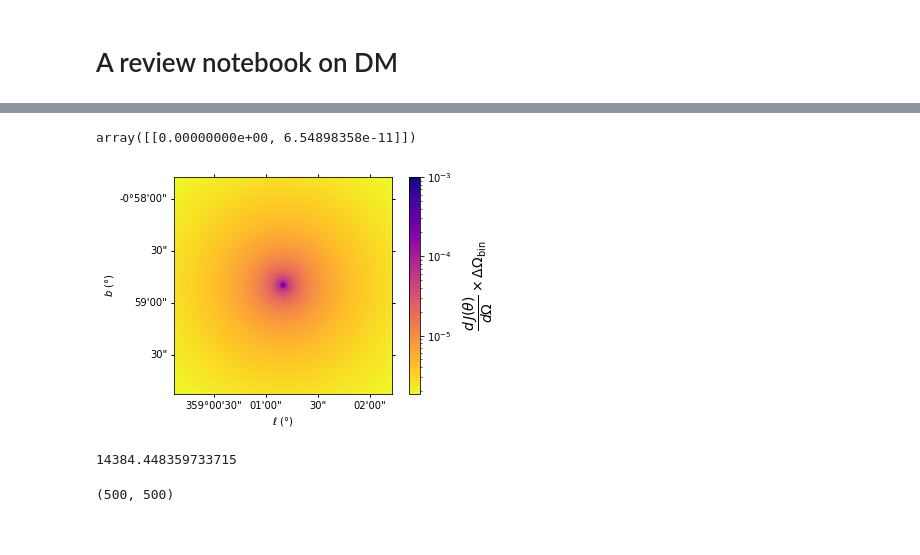
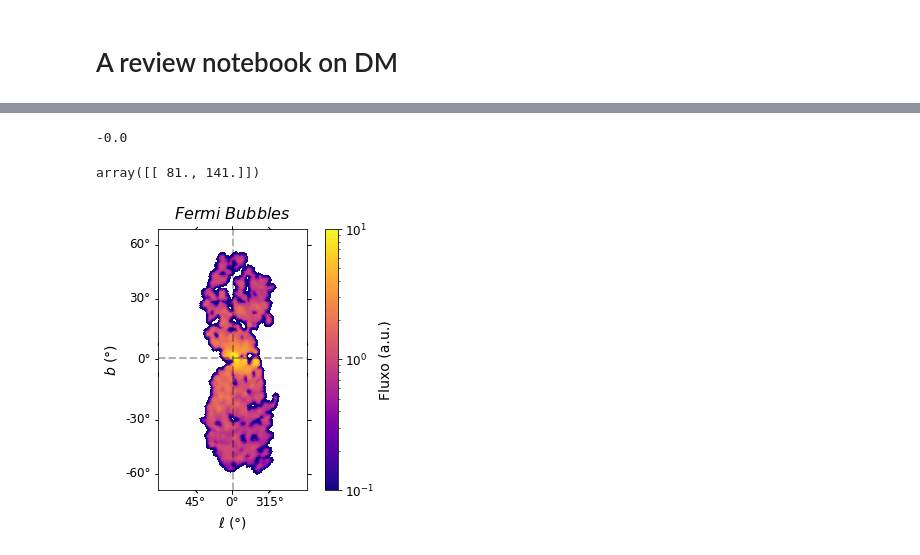
Before and after one commit to mpotto/astroph, a Jupyter notebook: assignments/review.ipynb, the cells around one changed output, grey strips where cells are left out. Cells and saved outputs as stored; diff of their text form; code cells hidden in the pictures.

Commit message:
final update; remove data

```diff
--- a/assignments/review.ipynb
+++ b/assignments/review.ipynb
@@ -11,5 +11,11 @@ with fits.open('maps/nfw_annih.fits') as hdul:
     data = hdul[0].data
     header = hdul[0].header
+# %%
+with fits.open("/home/mpotto/Pesquisa/astroph/data/map_fermi_bubbles.fits") as hdul:
+    data = hdul[0].data
+    header = hdul[0].header
+# %%
+plt.style.use('astroph')
 # %%
 from dm.plotting import profile_plot
 # %%
@@ -30,7 +36,3 @@ NAXIS : 500  500
-# %%
-teste_wcs.wcs.crval = [-0.998, -0.998]
-# %%
-teste_wcs.wcs.crpix = [1, 1]
 # %%
 from astropy.coordinates import Galactic
 import astropy.units as u
@@ -37,17 +43,21 @@ import astropy.units as u
+# %%
+data.min()
+# %% [output]
+-0.0
 # %%
-teste_wcs.all_world2pix([[-0.998, -0.998]], 0)
+teste_wcs.all_world2pix([[0, 0]], 1)
 # %% [output]
-array([[0.00000000e+00, 6.54898358e-11]])
+array([[ 81., 141.]])
-# %%
-profile_plot(data, wcs=teste_wcs, cmap=plt.cm.plasma_r, norm=colors.LogNorm(vmin=data.min(), vmax=data.max()))
-ax = plt.gca()
-# %% [output]
-[figure, removed]
-# %%
-teste_wcs.all_world2pix([[0.006, 0.006]], 1)[0][0]
-# %% [output]
-14384.448359733715
-# %%
-data.shape
-# %% [output]
-(500, 500)
+# %%
+fig = plt.figure()
+plt.subplot(projection=teste_wcs)
+img = plt.imshow(data, origin='lower',cmap=plt.cm.plasma, norm=colors.LogNorm(vmin=1e-1, vmax=10))
+cb = fig.colorbar(img, label="Fluxo (a.u.)")
+plt.title(r'$\mathit{Fermi}$ $\mathit{Bubbles}$', pad=10)
+plt.xlabel(r"$\ell$ (°)")
+plt.ylabel(r"$b$ (°)")
+plt.axvline(x=81, color='k', zorder=1, lw=2, linestyle='dashed', alpha=0.3)
+plt.axhline(y=141, color='k', zorder=1, lw=2, linestyle='dashed', alpha=0.3)
+plt.savefig('/home/mpotto/Documents/Pôster/bubbles.pdf', bbox_inches='tight')
+# %% [output]
+[figure, added]
```
Also changed, not shown: parts of 3 cells of this notebook, 47 other files.
